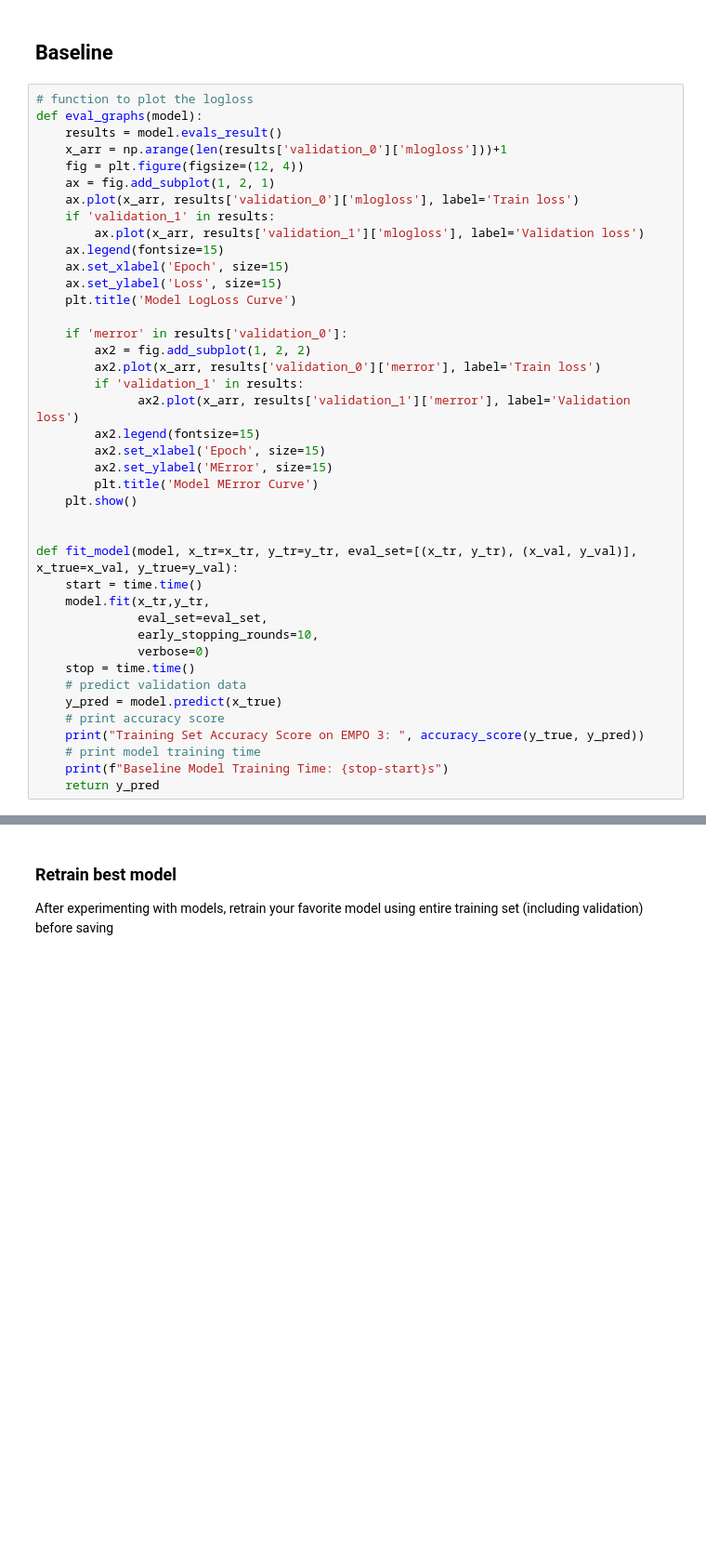
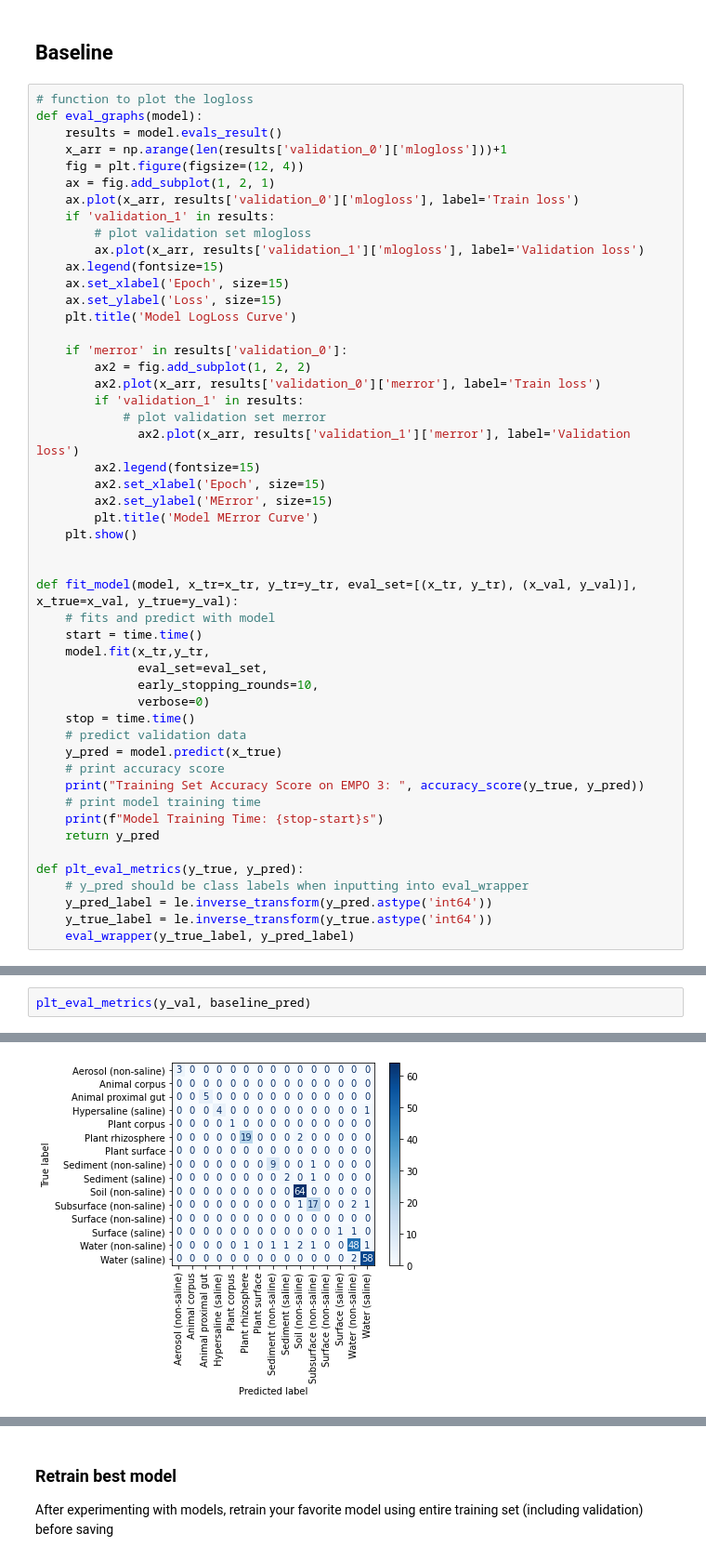
Before and after one commit to hlu17/Protein-Environment-Classification, a Jupyter notebook: modeling/xgb_empo3.ipynb, the cells around one changed output, grey strips where cells are left out. Shown at 93% size. Saved outputs shown, nothing was run; the diff lists cells and outputs as text; blank space fills up the shorter version.

Commit message:
evaluation wrapper fcn

```diff
--- a/modeling/xgb_empo3.ipynb
+++ b/modeling/xgb_empo3.ipynb
@@ -90,6 +95,7 @@ def eval_graphs(model):
     ax = fig.add_subplot(1, 2, 1)
     ax.plot(x_arr, results['validation_0']['mlogloss'], label='Train loss')
     if 'validation_1' in results:
+        # plot validation set mlogloss
         ax.plot(x_arr, results['validation_1']['mlogloss'], label='Validation loss')
     ax.legend(fontsize=15)
     ax.set_xlabel('Epoch', size=15)
@@ -100,6 +106,7 @@ def eval_graphs(model):
         ax2 = fig.add_subplot(1, 2, 2)
         ax2.plot(x_arr, results['validation_0']['merror'], label='Train loss')
         if 'validation_1' in results:
+            # plot validation set merror
               ax2.plot(x_arr, results['validation_1']['merror'], label='Validation loss')
         ax2.legend(fontsize=15)
         ax2.set_xlabel('Epoch', size=15)
@@ -109,6 +116,7 @@ def eval_graphs(model):
 
 
 def fit_model(model, x_tr=x_tr, y_tr=y_tr, eval_set=[(x_tr, y_tr), (x_val, y_val)], x_true=x_val, y_true=y_val):
+    # fits and predict with model
     start = time.time()
     model.fit(x_tr,y_tr,
               eval_set=eval_set,
@@ -120,8 +128,14 @@ def fit_model(model, x_tr=x_tr, y_tr=y_tr, eval_set=[(x_tr, y_tr), (x_val, y_val
     # print accuracy score
     print("Training Set Accuracy Score on EMPO 3: ", accuracy_score(y_true, y_pred))
     # print model training time
-    print(f"Baseline Model Training Time: {stop-start}s")
+    print(f"Model Training Time: {stop-start}s")
     return y_pred
+
+def plt_eval_metrics(y_true, y_pred):
+    # y_pred should be class labels when inputting into eval_wrapper
+    y_pred_label = le.inverse_transform(y_pred.astype('int64'))
+    y_true_label = le.inverse_transform(y_true.astype('int64'))
+    eval_wrapper(y_true_label, y_pred_label)
 # %%
 baseline_model = xgb.XGBClassifier(objective='multi:softmax',
                                 eval_metric=['merror','mlogloss'],
@@ -147,3 +163,6 @@ XGBClassifier(base_score=0.5, booster='gbtree', colsample_bylevel=1,
               objective='multi:softprob', predictor='auto', random_state=0,
               reg_alpha=0, reg_lambda=1, scale_pos_weight=None, subsample=1,
               tree_method='exact', use_label_encoder=False, ...)
+# %%
+plt_eval_metrics(y_val, baseline_pred)
+# %% [output]
@@ -149,0 +171 @@ XGBClassifier(base_score=0.5, booster='gbtree', colsample_bylevel=1,
+[figure, added]
```
Also changed, not shown: parts of 15 cells of this notebook, 2 other files.
